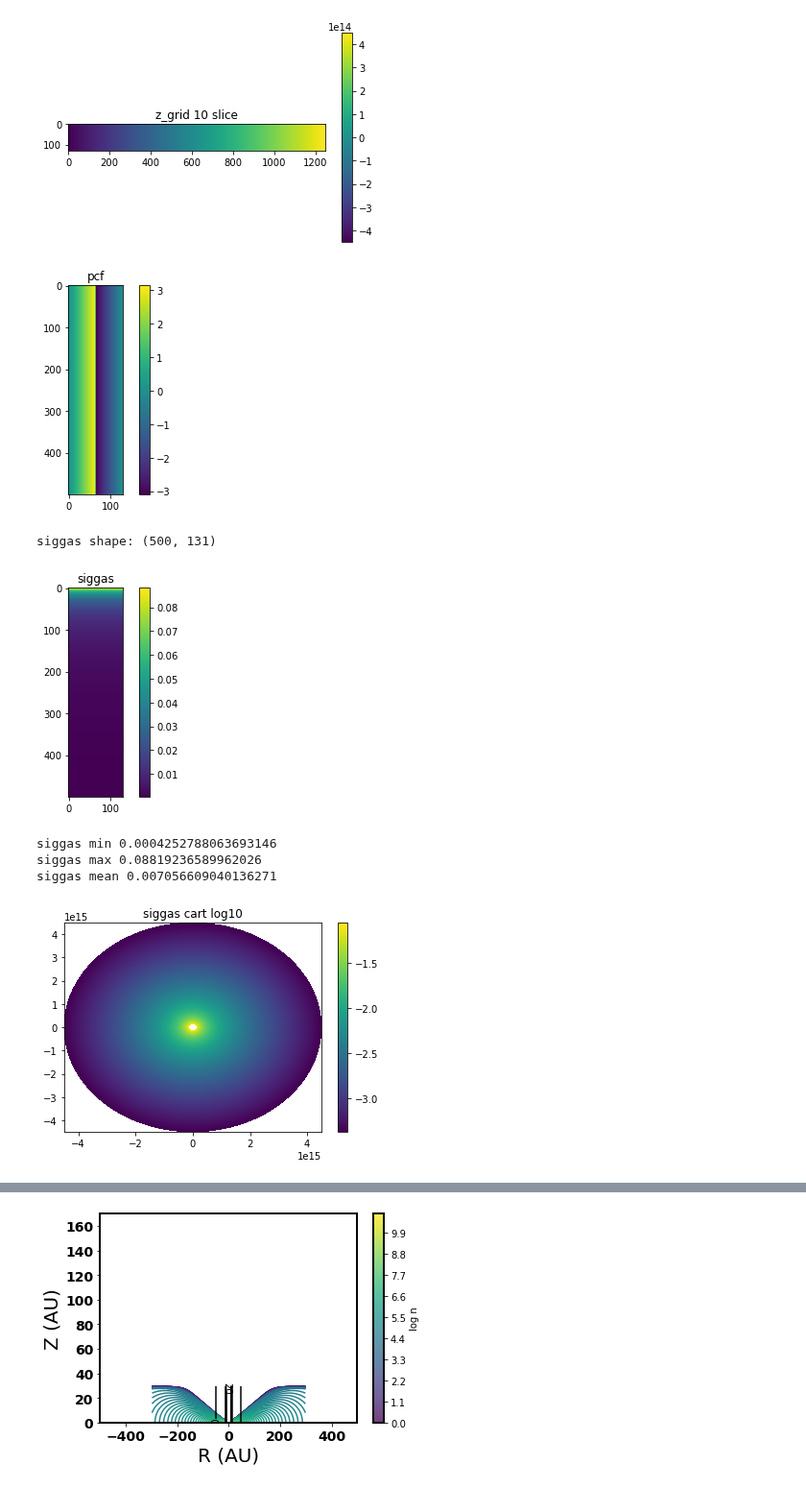
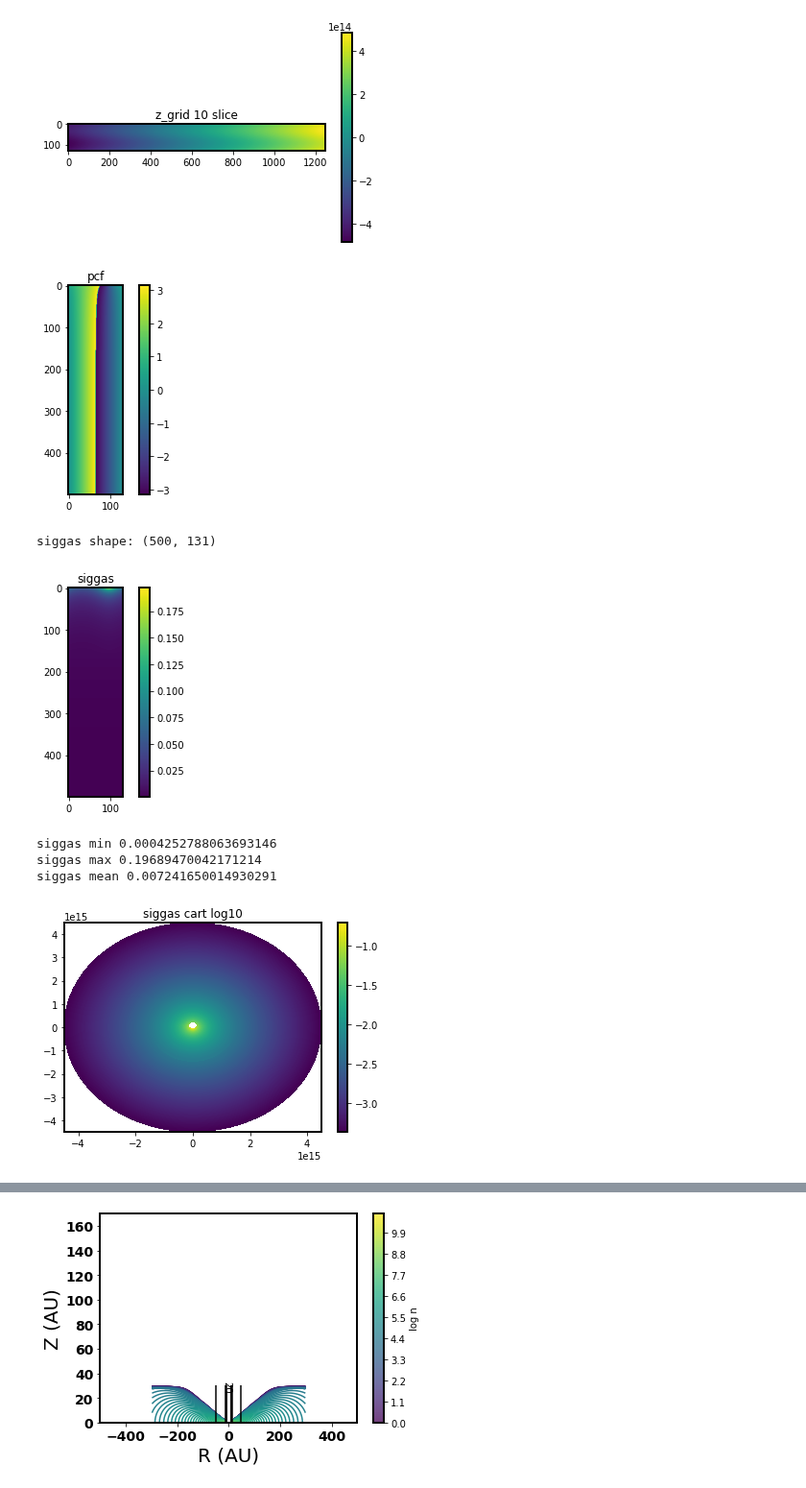
Before and after one commit to theochawla/49ceti_warpmodel, a Jupyter notebook: Warp/testing_code.ipynb, the cells around one changed output, grey strips where cells are left out. Shown at 96% size. Drawn from its saved outputs; the diff is of its cells as text; code cells hidden in the pictures.

```diff
--- a/Warp/testing_code.ipynb
+++ b/Warp/testing_code.ipynb
@@ -8,5 +24,5 @@ import numpy as np
 # %%
-y=mine.Disk(Tmid0=14, sigbound=[1e-3,np.inf],zmax=30, McoG=1e-4, Aout=300.,incl=5, w_i=0, w_r0=100,w_dr=0,w_pa=0)
+y=mine.Disk(Tmid0=14, sigbound=[1e-3,np.inf],zmax=30, McoG=1e-4, Aout=300.,incl=15, w_i=20, w_r0=100,w_dr=0,w_pa=0)
 # %% [output]
 zmax = 448793612100000.0
 acf shape = (500, 131, 1250)
@@ -28,8 +44,8 @@ twist.shape(500, 1, 1)
-[figure, old version]
+[figure, new version]
-[figure, old version]
+[figure, new version]
 siggas shape: (500, 131)
-[figure, old version]
+[figure, new version]
 siggas min 0.0004252788063693146
-siggas max 0.08819236589962026
-siggas mean 0.007056609040136271
+siggas max 0.19689470042171214
+siggas mean 0.007241650014930291
-[figure, old version]
+[figure, new version]
```
Also changed, not shown: parts of 6 cells of this notebook, 18 other files.
